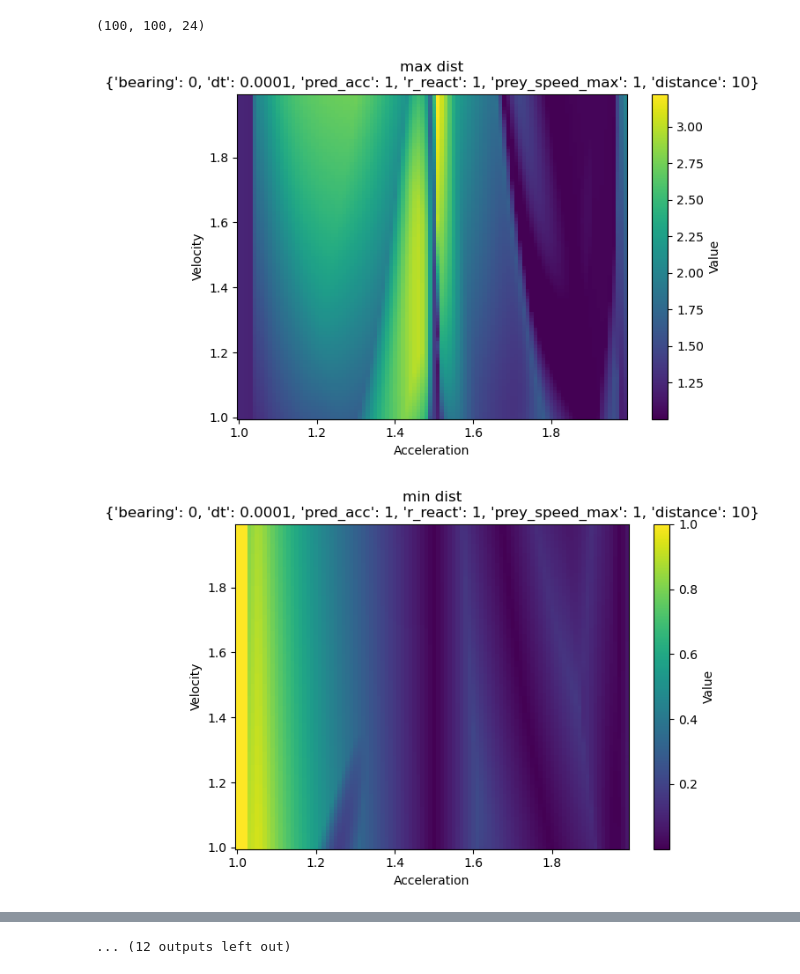
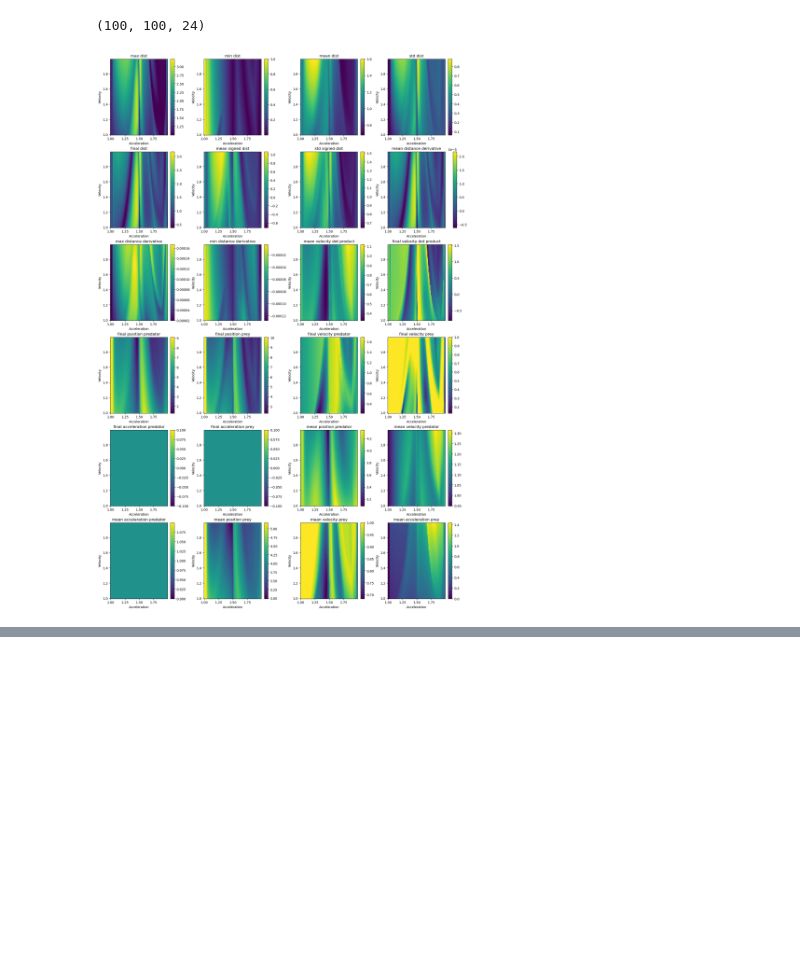
Before and after one commit to quercia-dev/pursuit-curves, a Jupyter notebook: 00_Deterministic.ipynb, the cells around one changed output, grey strips where cells are left out. Drawn from its saved outputs; the diff is of its cells as text; code cells hidden in the pictures; blank space fills up the shorter version.

Commit message:
add: 4x4 phase diagram plot and pandas save

```diff
--- a/00_Deterministic.ipynb
+++ b/00_Deterministic.ipynb
@@ -521,6 +521,19 @@ for params, state in recordings:
 # %% [markdown]
 We now consider ensemble plots of the prey-predator dynamics, to understand how acceleration and speed relate to prey-predator effectiveness. To do this, we fix the starting conditions and vary both acceleration and maximal speed for the predator, for fixed prey acceleration and top speed.
 # %%
+def get_phase_titles():
+    return [
+        'max dist', 'min dist', 'mean dist', 'std dist', 'final dist',
+        'mean signed dist', 'std signed dist',
+        'mean distance derivative', 'max distance derivative', 'min distance derivative',
+        'mean velocity dot product', 'final velocity dot product',
+        'final position predator', 'final position prey',
+        'final velocity predator', 'final velocity prey',
+        'final acceleration predator', 'final acceleration prey',
+        'mean position predator', 'mean velocity predator', 'mean acceleration predator',
+        'mean position prey', 'mean velocity prey', 'mean acceleration prey'
+        ]
+
 @njit
 def compute_statistics(state):
     T = state.shape[0]
@@ -643,44 +658,46 @@ print(result_grid.shape)
 # %% [output]
 (100, 100, 24)
 # %%
-def plot_3d_array_slices(data: np.ndarray, params: dict, titles:list, xtitle:str, ytitle:str, x=None, y=None):
+def plot_3d_array_slices(data: np.ndarray, params: dict, titles: list, xtitle: str, ytitle: str, x=None, y=None):
     """
-    Plot slices of a (N, M, L) array as NxM images for each L, using params as title components.
+    Plot slices of a (N, M, L) array as NxM images for each L, arranged in a 4x4 grid.
     """
     if x is None:
         x = np.arange(data.shape[0])
     if y is None:
         y = np.arange(data.shape[1])
 
-    X, Y = np.meshgrid(y, x)  # Note: meshgrid expects y then x for imshow-style layout
+    X, Y = np.meshgrid(y, x)
 
     n_slices = data.shape[2]
+    ncols = 4
+    nrows = int(np.ceil(n_slices / ncols))
+
+    fig, axes = plt.subplots(nrows, ncols, figsize=(4 * ncols, 4 * nrows), constrained_layout=True)
+
     for i in range(n_slices):
-        plt.figure()
-        plt.pcolormesh(Y, X, data[:, :, i], shading='auto', cmap='viridis')
-        plt.colorbar(label='Value')
-        plt.title(f'{titles[i]}\n{params}')
-        plt.xlabel(ytitle)
-        plt.ylabel(xtitle)
-        plt.tight_layout()
-        plt.show()
+        row, col = divmod(i, ncols)
+        ax = axes[row, col] if nrows > 1 else axes[col]
+        pcm = ax.pcolormesh(Y, X, data[:, :, i], shading='auto', cmap='viridis')
+        fig.colorbar(pcm, ax=ax)
+        ax.set_title(f'{titles[i]}')
+        ax.set_xlabel(ytitle)
+        ax.set_ylabel(xtitle)
+
+    # Hide any unused subplots
+    for j in range(n_slices, nrows * ncols):
+        row, col = divmod(j, ncols)
+        ax = axes[row, col] if nrows > 1 else axes[col]
+        ax.axis('off')
+
+    plt.show()
+
 
 plot_3d_array_slices(result_grid, parameters,
-                     titles = [
-                            'max dist', 'min dist', 'mean dist', 'std dist', 'final dist',
-                            'mean signed dist', 'std signed dist',
-                            'mean distance derivative', 'max distance derivative', 'min distance derivative',
-                            'mean velocity dot product', 'final velocity dot product',
-                            'final position predator', 'final position prey',
-                            'final velocity predator', 'final velocity prey',
-                            'final acceleration predator', 'final acceleration prey',
-                            'mean position predator', 'mean velocity predator', 'mean acceleration predator',
-                            'mean position prey', 'mean velocity prey', 'mean acceleration prey'
-                            ],
+                     titles = get_phase_titles(),
                      xtitle='Velocity',
                      x=v_range,
                      ytitle='Acceleration',
                      y=a_range)
 # %% [output]
-[figure, old version]
+[figure, new version]
-[figure, removed]
@@ -697,2 +704 @@ plot_3d_array_slices(result_grid, parameters,
-... (12 outputs left out)
 # %%
```
Also changed, not shown: parts of 3 cells of this notebook.
